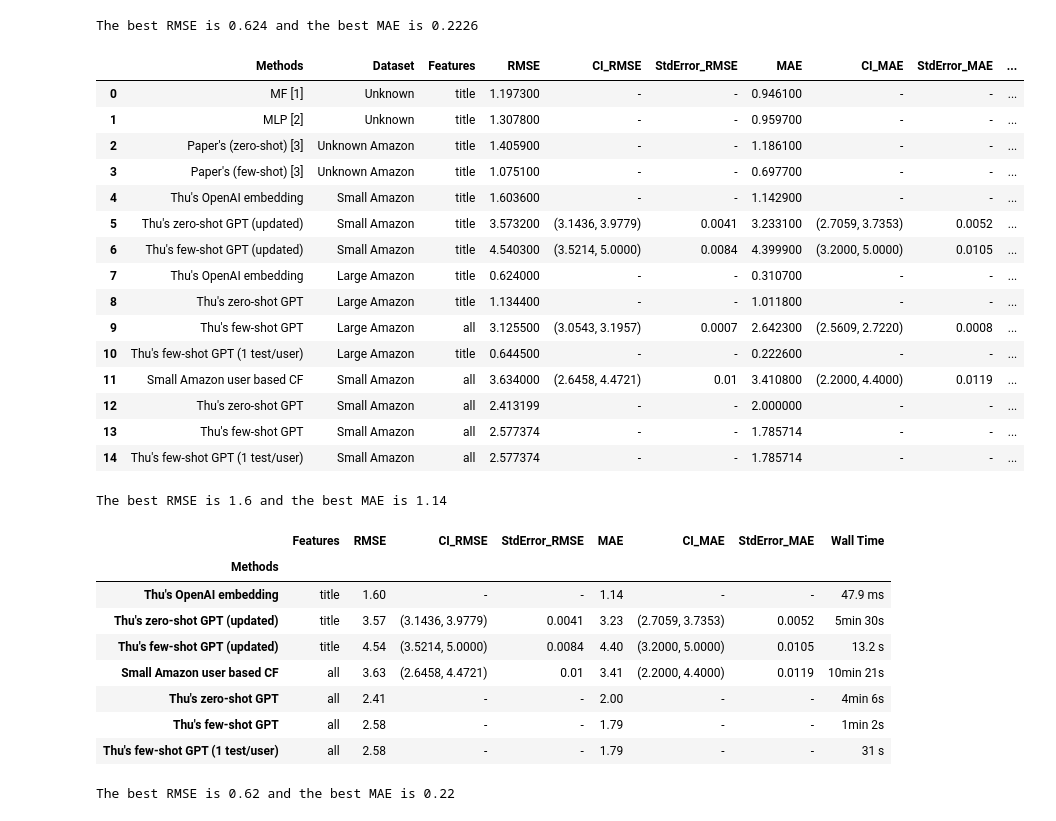
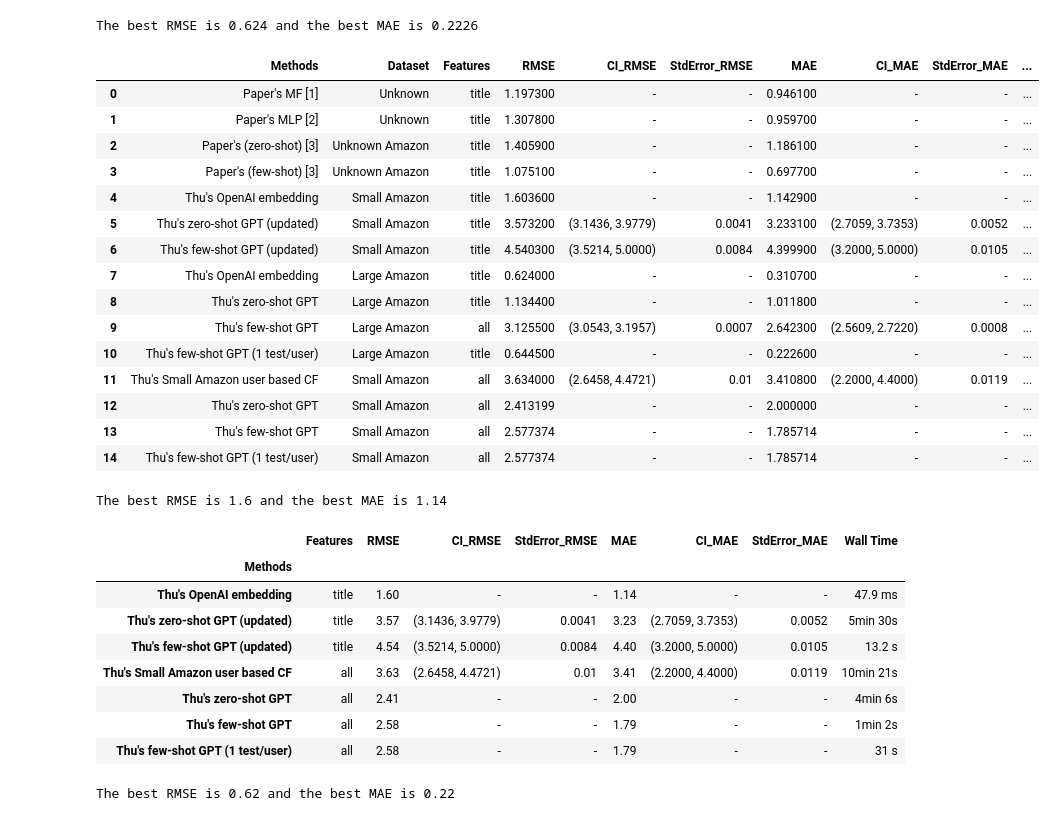
Before and after one commit to tnathu-ai/recommender-system-openAI, a Jupyter notebook: rec-sys/notebook/evaluation/amazon.ipynb, the cells around one changed output. Drawn from its saved outputs; the diff is of its cells as text; code cells hidden in the pictures.

```diff
--- a/rec-sys/notebook/evaluation/amazon.ipynb
+++ b/rec-sys/notebook/evaluation/amazon.ipynb
@@ -17,7 +17,7 @@ import pandas as pd
 
 # Existing data with updated structure to include CI and standard error
 data = {
-    "Methods": ["MF [1]", "MLP [2]", "Paper's (zero-shot) [3]", "Paper's (few-shot) [3]",
+    "Methods": ["Paper's MF [1]", "Paper's MLP [2]", "Paper's (zero-shot) [3]", "Paper's (few-shot) [3]",
                 "Thu's OpenAI embedding", "Thu's zero-shot GPT (updated)", "Thu's few-shot GPT (updated)",
                 "Thu's OpenAI embedding", "Thu's zero-shot GPT", "Thu's few-shot GPT",
                 "Thu's few-shot GPT (1 test/user)"],
@@ -41,7 +41,7 @@ data = {
 }
 
 # Adding the new user based CF method for Small Amazon
-data["Methods"].append("Small Amazon user based CF")
+data["Methods"].append("Thu's Small Amazon user based CF")
 data["Dataset"].append("Small Amazon")
 data["Features"].append("all")
 data["RMSE"].append(3.6340)
@@ -96,35 +96,35 @@ new_rows = [
 df = pd.DataFrame(data)
 
 # Concatenate new rows to the DataFrame
 df = pd.concat([df, pd.DataFrame(new_rows)], ignore_index=True)
 
 # Update large Amazon few-shot
 large_amazon_few_shot_index = df[(df['Methods'] == "Thu's few-shot GPT") & (df['Dataset'] == "Large Amazon")].index[0]
 df.at[large_amazon_few_shot_index, 'Features'] = "all"  # Updating the Features to 'all'
 df.at[large_amazon_few_shot_index, 'RMSE'] = 3.1255
 df.at[large_amazon_few_shot_index, 'CI_RMSE'] = "(3.0543, 3.1957)"
 df.at[large_amazon_few_shot_index, 'StdError_RMSE'] = 0.0007
 df.at[large_amazon_few_shot_index, 'MAE'] = 2.6423
 df.at[large_amazon_few_shot_index, 'CI_MAE'] = "(2.5609, 2.7220)"
 df.at[large_amazon_few_shot_index, 'StdError_MAE'] = 0.0008
 df.at[large_amazon_few_shot_index, 'Wall Time'] = "6h 16min 2s"
 
 
 # Export table to LaTeX
 df.style.to_latex("../latex/amazon_table.tex")
 
 # Display the best RMSE & MAE
 best_rmse = df['RMSE'].min()
 best_mae = df['MAE'].min()
 print(f'The best RMSE is {best_rmse} and the best MAE is {best_mae}')
 
 # Display the updated DataFrame
 df
 # %% [output]
 The best RMSE is 0.624 and the best MAE is 0.2226
 |  | Methods | Dataset | Features | RMSE | CI_RMSE | StdError_RMSE | MAE | CI_MAE | StdError_MAE | ... |
-| 0 | MF [1] | Unknown | title | 1.197300 | - | - | 0.946100 | - | - | ... |
-| 1 | MLP [2] | Unknown | title | 1.307800 | - | - | 0.959700 | - | - | ... |
+| 0 | Paper's MF [1] | Unknown | title | 1.197300 | - | - | 0.946100 | - | - | ... |
+| 1 | Paper's MLP [2] | Unknown | title | 1.307800 | - | - | 0.959700 | - | - | ... |
 | 2 | Paper's (zero-shot) [3] | Unknown Amazon | title | 1.405900 | - | - | 1.186100 | - | - | ... |
 | 3 | Paper's (few-shot) [3] | Unknown Amazon | title | 1.075100 | - | - | 0.697700 | - | - | ... |
 | 4 | Thu's OpenAI embedding | Small Amazon | title | 1.603600 | - | - | 1.142900 | - | - | ... |
@@ -134,7 +134,7 @@ The best RMSE is 0.624 and the best MAE is 0.2226
 | 8 | Thu's zero-shot GPT | Large Amazon | title | 1.134400 | - | - | 1.011800 | - | - | ... |
 | 9 | Thu's few-shot GPT | Large Amazon | all | 3.125500 | (3.0543, 3.1957) | 0.0007 | 2.642300 | (2.5609, 2.7220) | 0.0008 | ... |
 | 10 | Thu's few-shot GPT (1 test/user) | Large Amazon | title | 0.644500 | - | - | 0.222600 | - | - | ... |
-| 11 | Small Amazon user based CF | Small Amazon | all | 3.634000 | (2.6458, 4.4721) | 0.01 | 3.410800 | (2.2000, 4.4000) | 0.0119 | ... |
+| 11 | Thu's Small Amazon user based CF | Small Amazon | all | 3.634000 | (2.6458, 4.4721) | 0.01 | 3.410800 | (2.2000, 4.4000) | 0.0119 | ... |
 | 12 | Thu's zero-shot GPT | Small Amazon | all | 2.413199 | - | - | 2.000000 | - | - | ... |
 | 13 | Thu's few-shot GPT | Small Amazon | all | 2.577374 | - | - | 1.785714 | - | - | ... |
 | 14 | Thu's few-shot GPT (1 test/user) | Small Amazon | all | 2.577374 | - | - | 1.785714 | - | - | ... |
@@ -161,7 +161,7 @@ The best RMSE is 1.6 and the best MAE is 1.14
 | Thu's OpenAI embedding | title | 1.60 | - | - | 1.14 | - | - | 47.9 ms |
 | Thu's zero-shot GPT (updated) | title | 3.57 | (3.1436, 3.9779) | 0.0041 | 3.23 | (2.7059, 3.7353) | 0.0052 | 5min 30s |
 | Thu's few-shot GPT (updated) | title | 4.54 | (3.5214, 5.0000) | 0.0084 | 4.40 | (3.2000, 5.0000) | 0.0105 | 13.2 s |
-| Small Amazon user based CF | all | 3.63 | (2.6458, 4.4721) | 0.01 | 3.41 | (2.2000, 4.4000) | 0.0119 | 10min 21s |
+| Thu's Small Amazon user based CF | all | 3.63 | (2.6458, 4.4721) | 0.01 | 3.41 | (2.2000, 4.4000) | 0.0119 | 10min 21s |
 | Thu's zero-shot GPT | all | 2.41 | - | - | 2.00 | - | - | 4min 6s |
 | Thu's few-shot GPT | all | 2.58 | - | - | 1.79 | - | - | 1min 2s |
 | Thu's few-shot GPT (1 test/user) | all | 2.58 | - | - | 1.79 | - | - | 31 s |
```
Also changed, not shown: parts of 3 cells of this notebook, 7 other files.
